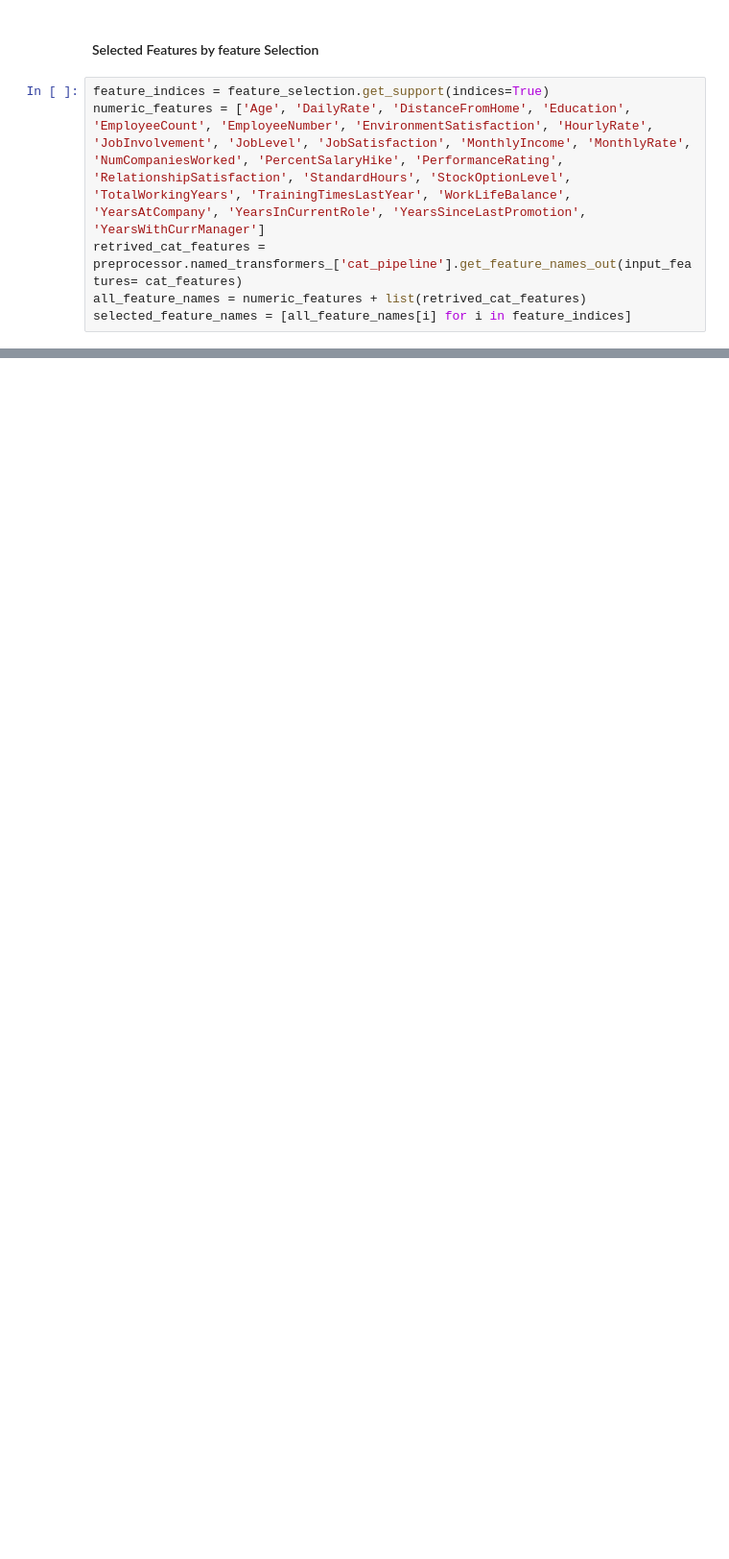
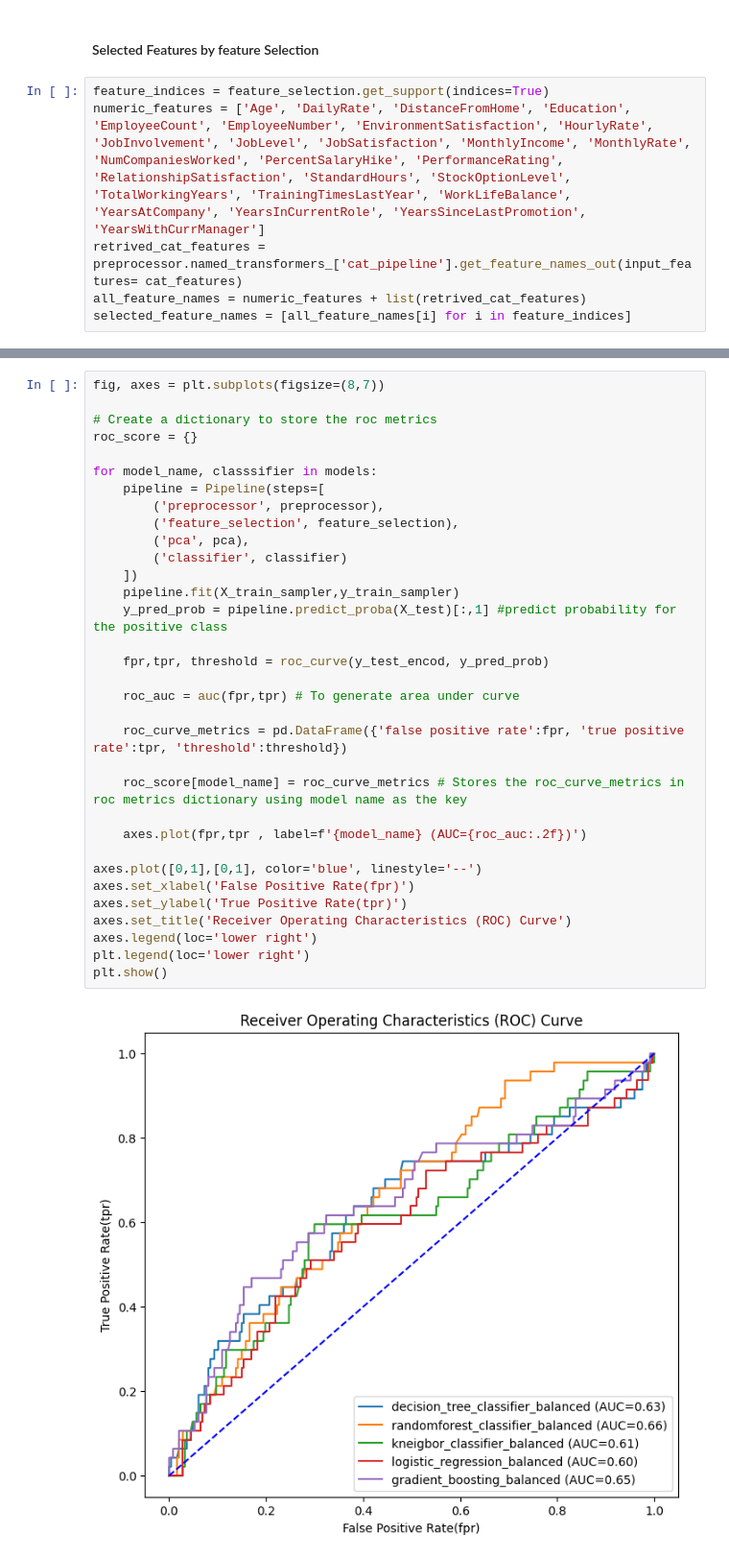
Before and after one commit to Technocolabs100/Acme-Attrition-Analysis-and-Turnover-Prediction, a Jupyter notebook: main.ipynb, the cells around one changed output, grey strips where cells are left out. Shown at 96% size. Drawn from its saved outputs; the diff is of its cells as text; blank space fills up the shorter version.

```diff
--- a/main.ipynb
+++ b/main.ipynb
@@ -1491,0 +1583,35 @@ pd.DataFrame(selected_feature_names)
+# %%
+fig, axes = plt.subplots(figsize=(8,7))
+
+# Create a dictionary to store the roc metrics
+roc_score = {}
+
+for model_name, classsifier in models:
+    pipeline = Pipeline(steps=[
+        ('preprocessor', preprocessor),
+        ('feature_selection', feature_selection),
+        ('pca', pca),
+        ('classifier', classifier)
+    ])
+    pipeline.fit(X_train_sampler,y_train_sampler)
+    y_pred_prob = pipeline.predict_proba(X_test)[:,1] #predict probability for the positive class
+
+    fpr,tpr, threshold = roc_curve(y_test_encod, y_pred_prob)
+
+    roc_auc = auc(fpr,tpr) # To generate area under curve
+
+    roc_curve_metrics = pd.DataFrame({'false positive rate':fpr, 'true positive rate':tpr, 'threshold':threshold})
+
+    roc_score[model_name] = roc_curve_metrics # Stores the roc_curve_metrics in  roc metrics dictionary using model name as the key
+
+    axes.plot(fpr,tpr , label=f'{model_name} (AUC={roc_auc:.2f})')
+
+axes.plot([0,1],[0,1], color='blue', linestyle='--')
+axes.set_xlabel('False Positive Rate(fpr)')
+axes.set_ylabel('True Positive Rate(tpr)')
+axes.set_title('Receiver Operating Characteristics (ROC) Curve')
+axes.legend(loc='lower right')
+plt.legend(loc='lower right')
+plt.show()
+# %% [output]
+[figure, added]
```
Also changed, not shown: parts of 33 cells of this notebook, 1 other file.
